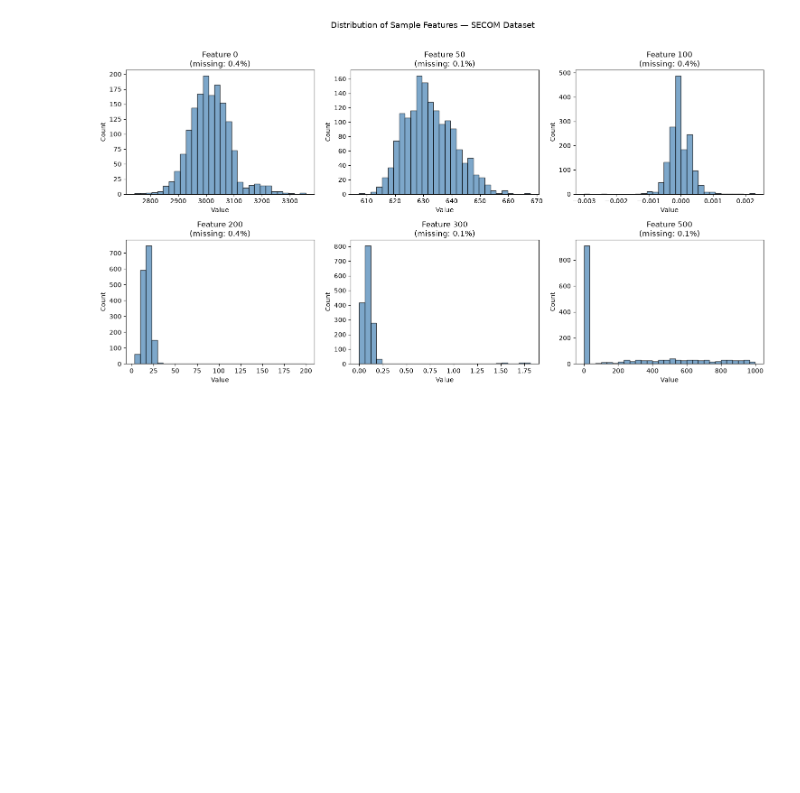
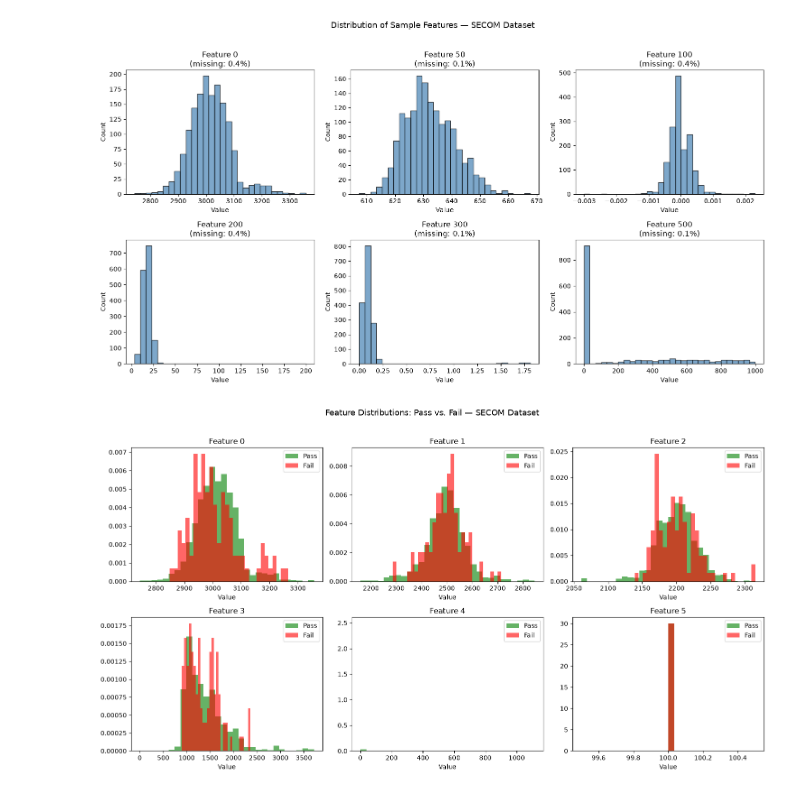
Before and after one commit to sudipkharel779-netizen/semiconductor-manufacturing-research, a Jupyter notebook: projects/01_secom_yield_prediction/notebooks/01_data_exploration.ipynb, the cells around one changed output. Cells and saved outputs as stored; diff of their text form; code cells hidden in the pictures; blank space fills up the shorter version.

```diff
--- a/projects/01_secom_yield_prediction/notebooks/01_data_exploration.ipynb
+++ b/projects/01_secom_yield_prediction/notebooks/01_data_exploration.ipynb
@@ -146,28 +147,27 @@ plt.show()
 # %%
 # Compare feature distributions: pass vs. fail
 # This is the core research question visualized directly
 y_binary = (y == 1).astype(int)  # 1 = fail, 0 = pass
 
 # Find columns with lowest missing rate for meaningful comparison
 low_missing_cols = missing_percentage[missing_percentage < 10].index[:6].tolist()
 
 fig, axes = plt.subplots(2, 3, figsize=(15, 8))
 axes = axes.flatten()
 
 for idx, col in enumerate(low_missing_cols):
     pass_data = X.loc[y_binary == 0, col].dropna()
     fail_data = X.loc[y_binary == 1, col].dropna()
 
-    axes[idx].hist(pass_data, bins=30, alpha=0.6, color='green',
-                   label='Pass', density=True)
-    axes[idx].hist(fail_data, bins=30, alpha=0.6, color='red',
-                   label='Fail', density=True)
+    axes[idx].hist(pass_data, bins=30, alpha=0.6, color='green', label='Pass', density=True)
+    axes[idx].hist(fail_data, bins=30, alpha=0.6, color='red', label='Fail', density=True)
     axes[idx].set_title(f'Feature {col}')
     axes[idx].set_xlabel('Value')
     axes[idx].legend()
 
-plt.suptitle('Feature Distributions: Pass vs. Fail — SECOM Dataset',
-             fontsize=13, y=1.02)
+plt.suptitle('Feature Distributions: Pass vs. Fail — SECOM Dataset', fontsize=13, y=1.02)
 plt.tight_layout()
 plt.savefig('../reports/figures/pass_fail_distributions.png', dpi=150, bbox_inches='tight')
 plt.show()
+# %% [output]
+[figure, added]
```
Also changed, not shown: 7 other files.
